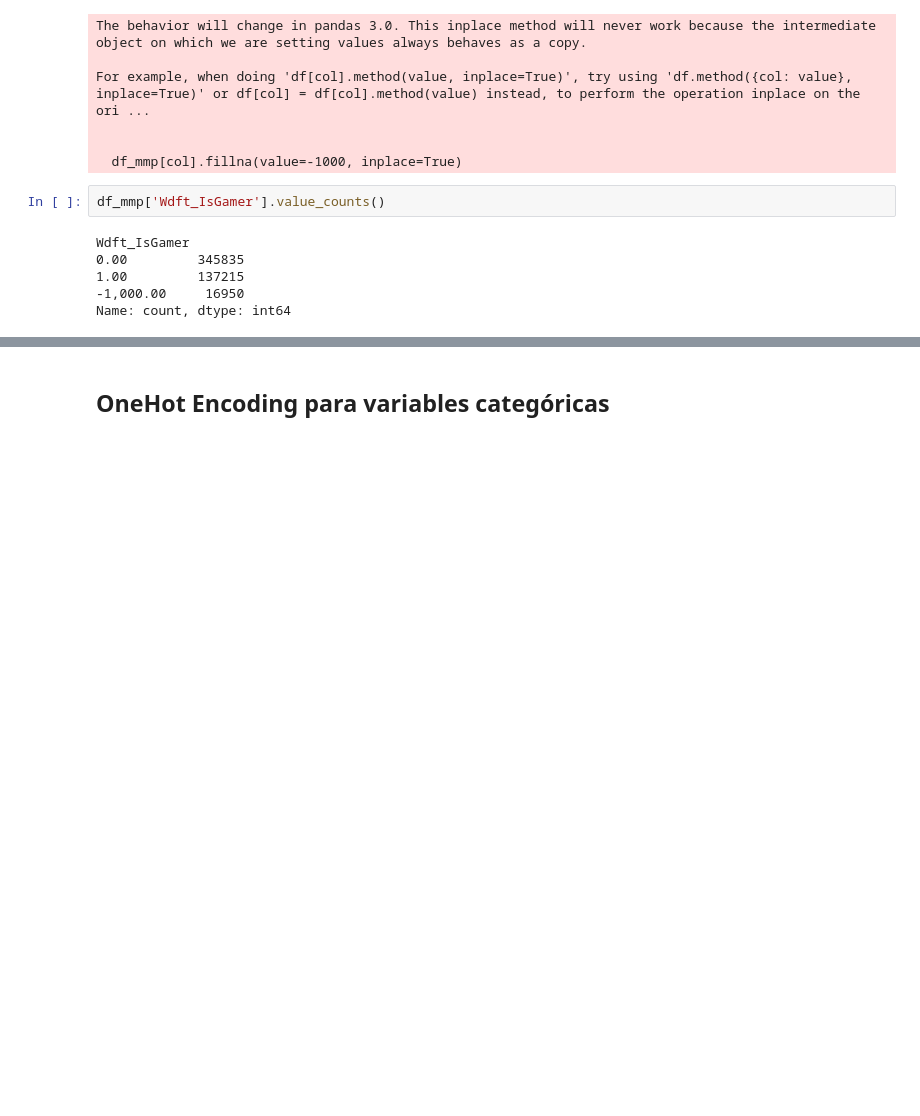
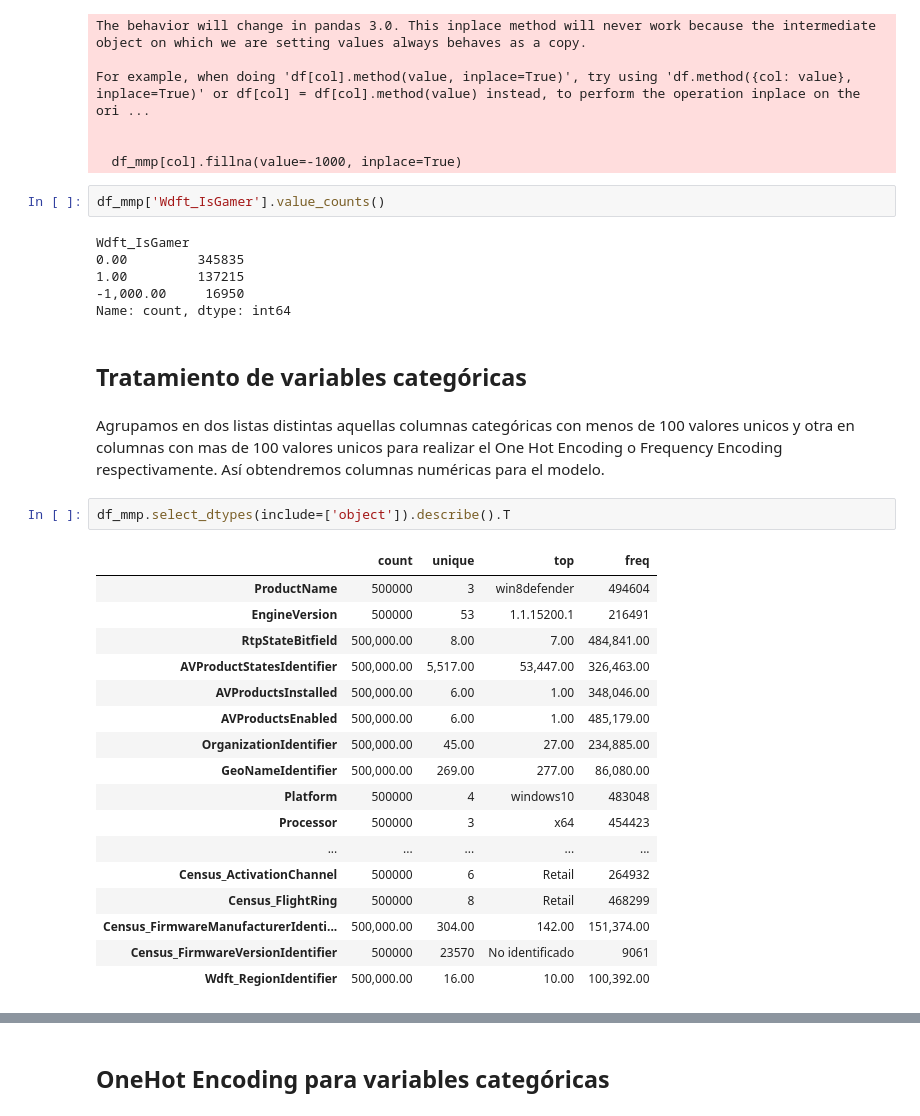
Before and after one commit to Orlan-138/Entregable_MMP, a Jupyter notebook: 0224_SupML_Grupo7.ipynb, the cells around one changed output, grey strips where cells are left out. Saved outputs shown, nothing was run; the diff lists cells and outputs as text; blank space fills up the shorter version.

```diff
--- a/0224_SupML_Grupo7.ipynb
+++ b/0224_SupML_Grupo7.ipynb
@@ -554,3 +552,27 @@ Wdft_IsGamer
 1.00         137215
 -1,000.00     16950
 Name: count, dtype: int64
+# %% [markdown]
+## Tratamiento de variables categóricas
+# %% [markdown]
+Agrupamos en dos listas distintas aquellas columnas categóricas con menos de 100 valores unicos y otra en columnas con mas de 100 valores unicos para realizar el One Hot Encoding o Frequency Encoding respectivamente. Así obtendremos columnas numéricas para el modelo.
+# %%
+df_mmp.select_dtypes(include=['object']).describe().T
+# %% [output]
+|  | count | unique | top | freq |
+| ProductName | 500000 | 3 | win8defender | 494604 |
+| EngineVersion | 500000 | 53 | 1.1.15200.1 | 216491 |
+| RtpStateBitfield | 500,000.00 | 8.00 | 7.00 | 484,841.00 |
+| AVProductStatesIdentifier | 500,000.00 | 5,517.00 | 53,447.00 | 326,463.00 |
+| AVProductsInstalled | 500,000.00 | 6.00 | 1.00 | 348,046.00 |
+| AVProductsEnabled | 500,000.00 | 6.00 | 1.00 | 485,179.00 |
+| OrganizationIdentifier | 500,000.00 | 45.00 | 27.00 | 234,885.00 |
+| GeoNameIdentifier | 500,000.00 | 269.00 | 277.00 | 86,080.00 |
+| Platform | 500000 | 4 | windows10 | 483048 |
+| Processor | 500000 | 3 | x64 | 454423 |
+| ... | ... | ... | ... | ... |
+| Census_ActivationChannel | 500000 | 6 | Retail | 264932 |
+| Census_FlightRing | 500000 | 8 | Retail | 468299 |
+| Census_FirmwareManufacturerIdenti... | 500,000.00 | 304.00 | 142.00 | 151,374.00 |
+| Census_FirmwareVersionIdentifier | 500000 | 23570 | No identificado | 9061 |
+| Wdft_RegionIdentifier | 500,000.00 | 16.00 | 10.00 | 100,392.00 |
```
Also changed, not shown: parts of 13 cells of this notebook.
